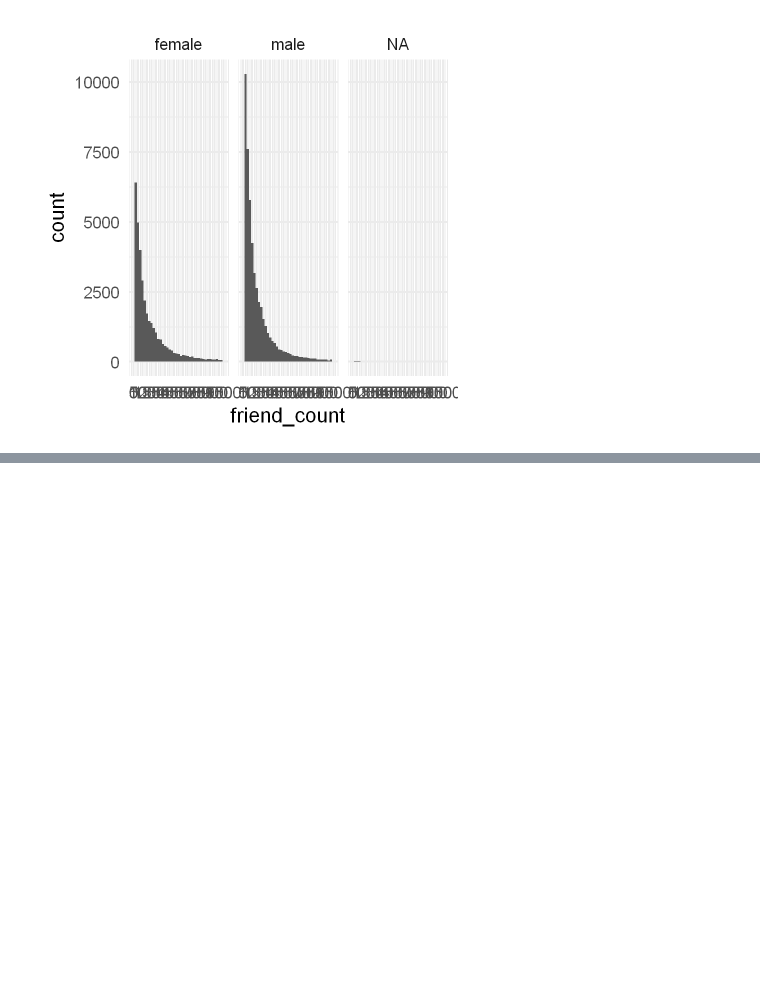
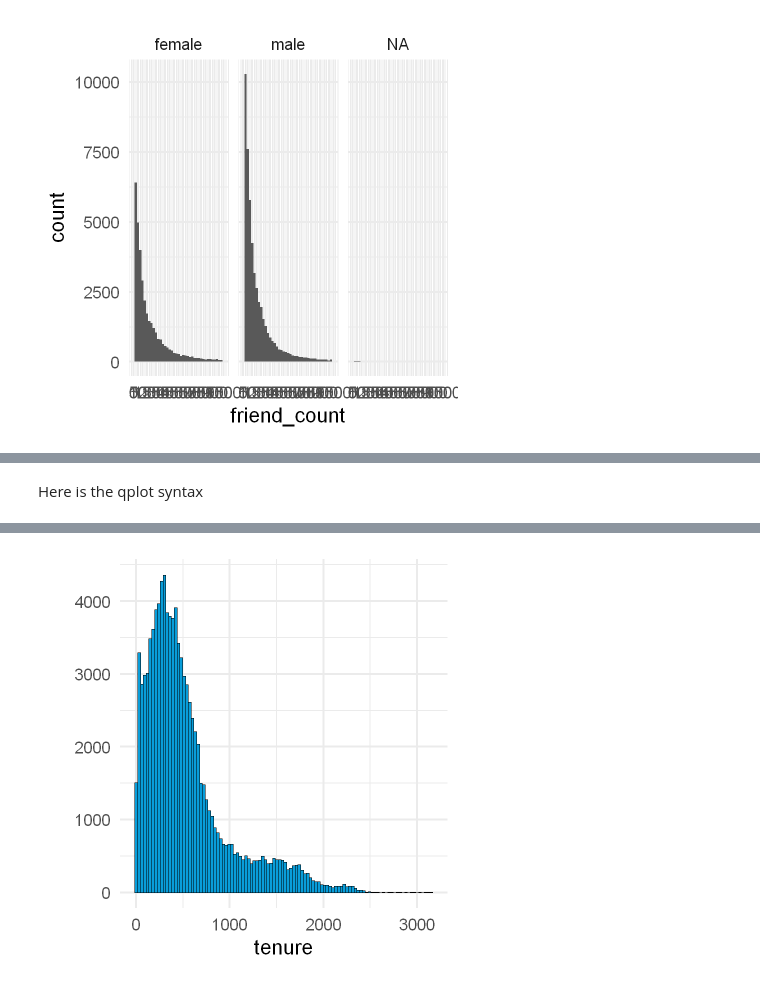
Before and after one commit to birbarino/R-Projects, a Jupyter notebook: intro-to-r/intro-to-r.ipynb, the cells around one changed output, grey strips where cells are left out. Drawn from its saved outputs; the diff is of its cells as text; code cells hidden in the pictures; blank space fills up the shorter version.

```diff
--- a/intro-to-r/intro-to-r.ipynb
+++ b/intro-to-r/intro-to-r.ipynb
@@ -792,0 +837,5 @@ Warning message:
+# %% [markdown]
+Here is the qplot syntax
+# %%
+qplot(x=tenure, data=fb,color=I('black'), fill=I('#099DD9'),binwidth=30)
+# %% [output]
@@ -792,0 +844 @@ Warning message:
+[figure, added]
```
Also changed, not shown: parts of 14 cells of this notebook.
